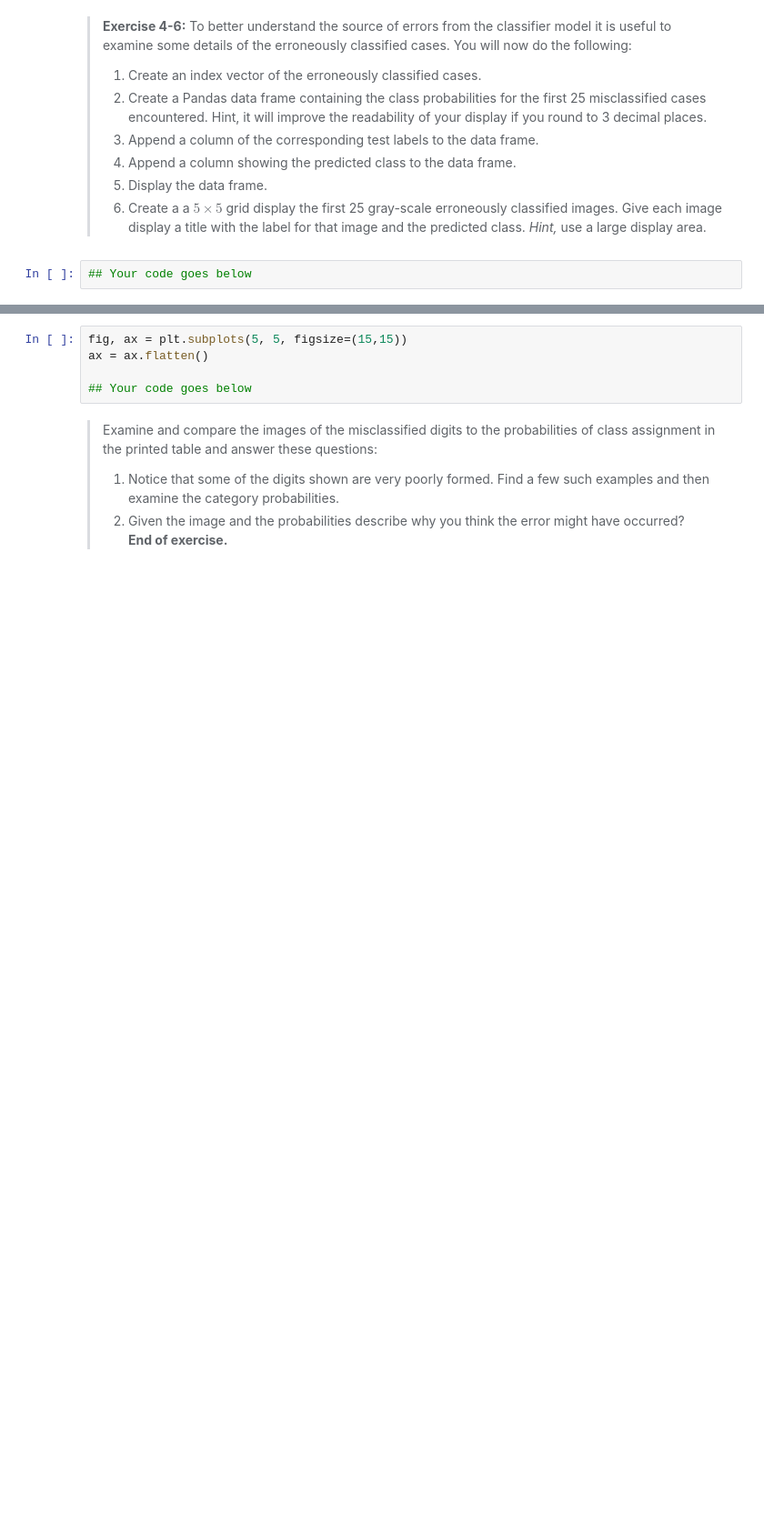
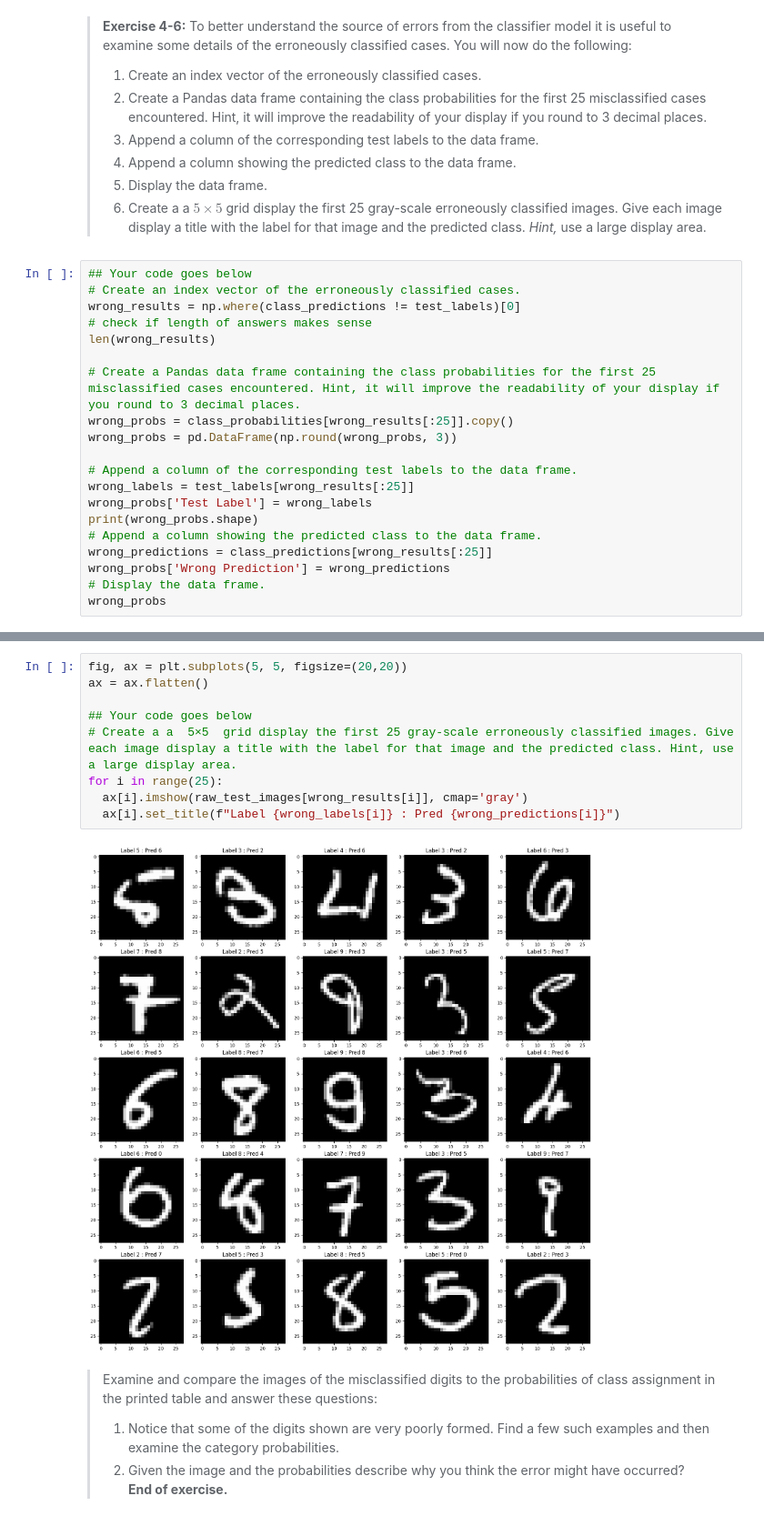
Before and after one commit to StephenElston/CSCI-E25, a Jupyter notebook: Labs/4_IntroductionToMachineLearningForCV.ipynb, the cells around one changed output, grey strips where cells are left out. Shown at 91% size. Cells and saved outputs as stored; diff of their text form; blank space fills up the shorter version.

```diff
--- a/Labs/4_IntroductionToMachineLearningForCV.ipynb
+++ b/Labs/4_IntroductionToMachineLearningForCV.ipynb
@@ -361,3 +361,21 @@ Weighted Average of Recall Metrics: 1.0300252440396849
 > 6. Create a a $5 \times 5$ grid display the first 25 gray-scale erroneously classified images. Give each image display a title with the label for that image and the predicted class. *Hint,* use a large display area.
 # %%
 ## Your code goes below
+# Create an index vector of the erroneously classified cases.
+wrong_results = np.where(class_predictions != test_labels)[0]
+# check if length of answers makes sense
+len(wrong_results)
+
+# Create a Pandas data frame containing the class probabilities for the first 25 misclassified cases encountered. Hint, it will improve the readability of your display if you round to 3 decimal places.
+wrong_probs = class_probabilities[wrong_results[:25]].copy()
+wrong_probs = pd.DataFrame(np.round(wrong_probs, 3))
+
+# Append a column of the corresponding test labels to the data frame.
+wrong_labels = test_labels[wrong_results[:25]]
+wrong_probs['Test Label'] = wrong_labels
+print(wrong_probs.shape)
+# Append a column showing the predicted class to the data frame.
+wrong_predictions = class_predictions[wrong_results[:25]]
+wrong_probs['Wrong Prediction'] = wrong_predictions
+# Display the data frame.
+wrong_probs
@@ -364,8 +401,14 @@ Weighted Average of Recall Metrics: 1.0300252440396849
 # %%
-fig, ax = plt.subplots(5, 5, figsize=(15,15))
+fig, ax = plt.subplots(5, 5, figsize=(20,20))
 ax = ax.flatten()
 
 ## Your code goes below
+# Create a a  5×5  grid display the first 25 gray-scale erroneously classified images. Give each image display a title with the label for that image and the predicted class. Hint, use a large display area.
+for i in range(25):
+  ax[i].imshow(raw_test_images[wrong_results[i]], cmap='gray')
+  ax[i].set_title(f"Label {wrong_labels[i]} : Pred {wrong_predictions[i]}")
+# %% [output]
+[figure, added]
 # %% [markdown]
 > Examine and compare the images of the misclassified digits to the probabilities of class assignment in the printed table and answer these questions:
 > 1. Notice that some of the digits shown are very poorly formed. Find a few such examples and then examine the category probabilities.
```
Also changed, not shown: parts of 4 cells of this notebook.
